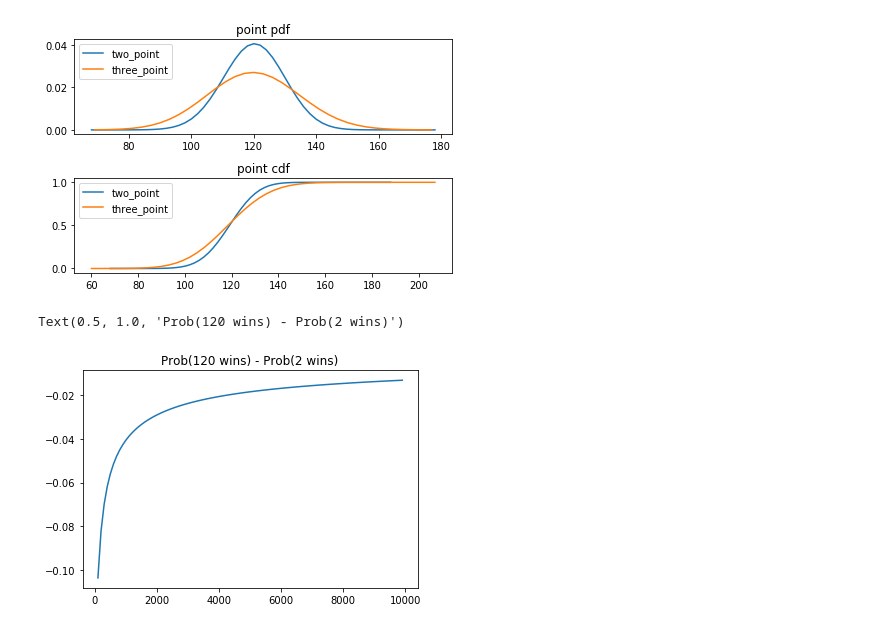
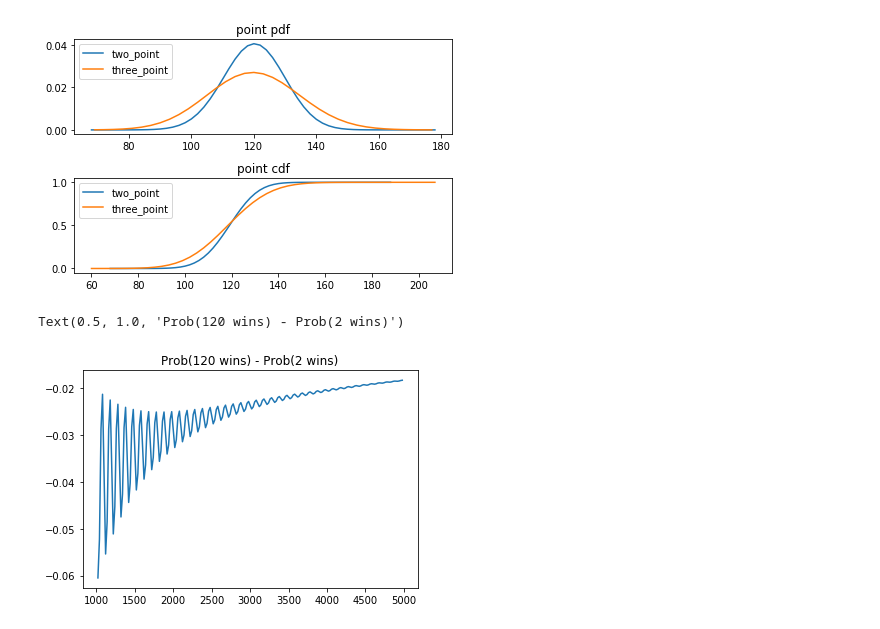
Before and after one commit to jplotkin21/examples, a Jupyter notebook: example_basketball.ipynb, the cells around one changed output. Saved outputs shown, nothing was run; the diff lists cells and outputs as text; code cells hidden in the pictures.

```diff
--- a/example_basketball.ipynb
+++ b/example_basketball.ipynb
@@ -83,12 +83,12 @@ def game_outcome_probabilities(shot_attempts, prob_points, prob_two, points=3):
            '2 wins': 1 - prob_points_wins - prob_tie}
     return res
 # %%
-shot_attempts = np.arange(0, 10000, 100)
+shot_attempts = np.arange(1000, 5000, 20)
 points = 120
 probs = [game_outcome_probabilities(shots, 0.01, 0.6, points) for shots in shot_attempts]
 prob_differential = [prob['{} wins'.format(points)] - prob['2 wins'] for prob in probs]
 plt.plot(shot_attempts[1:], prob_differential[1:])
 plt.title('Prob({} wins) - Prob(2 wins)'.format(points))
 # %% [output]
 Text(0.5, 1.0, 'Prob(120 wins) - Prob(2 wins)')
-[figure, old version]
+[figure, new version]
```
Also changed, not shown: parts of 5 cells of this notebook, 1 other file.
